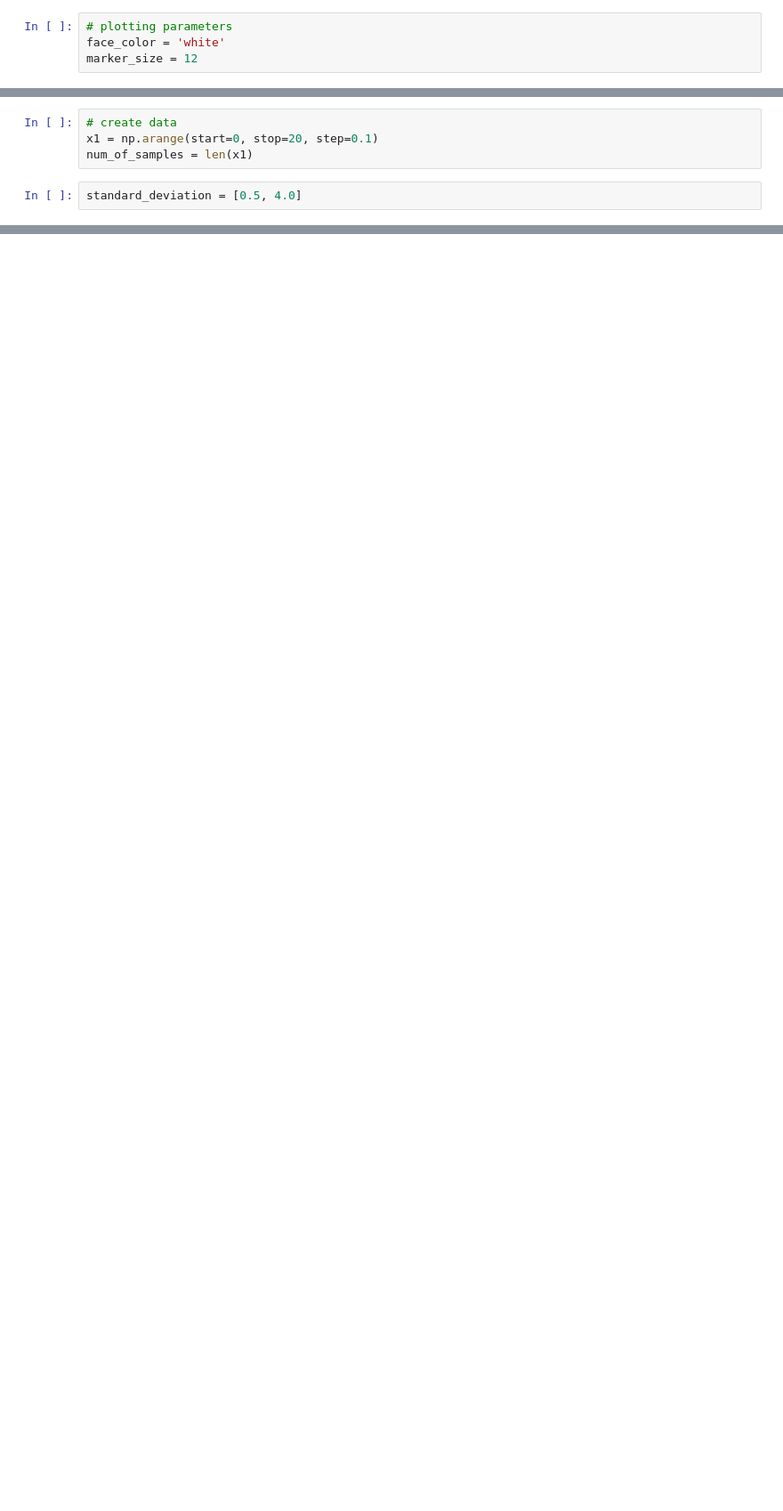
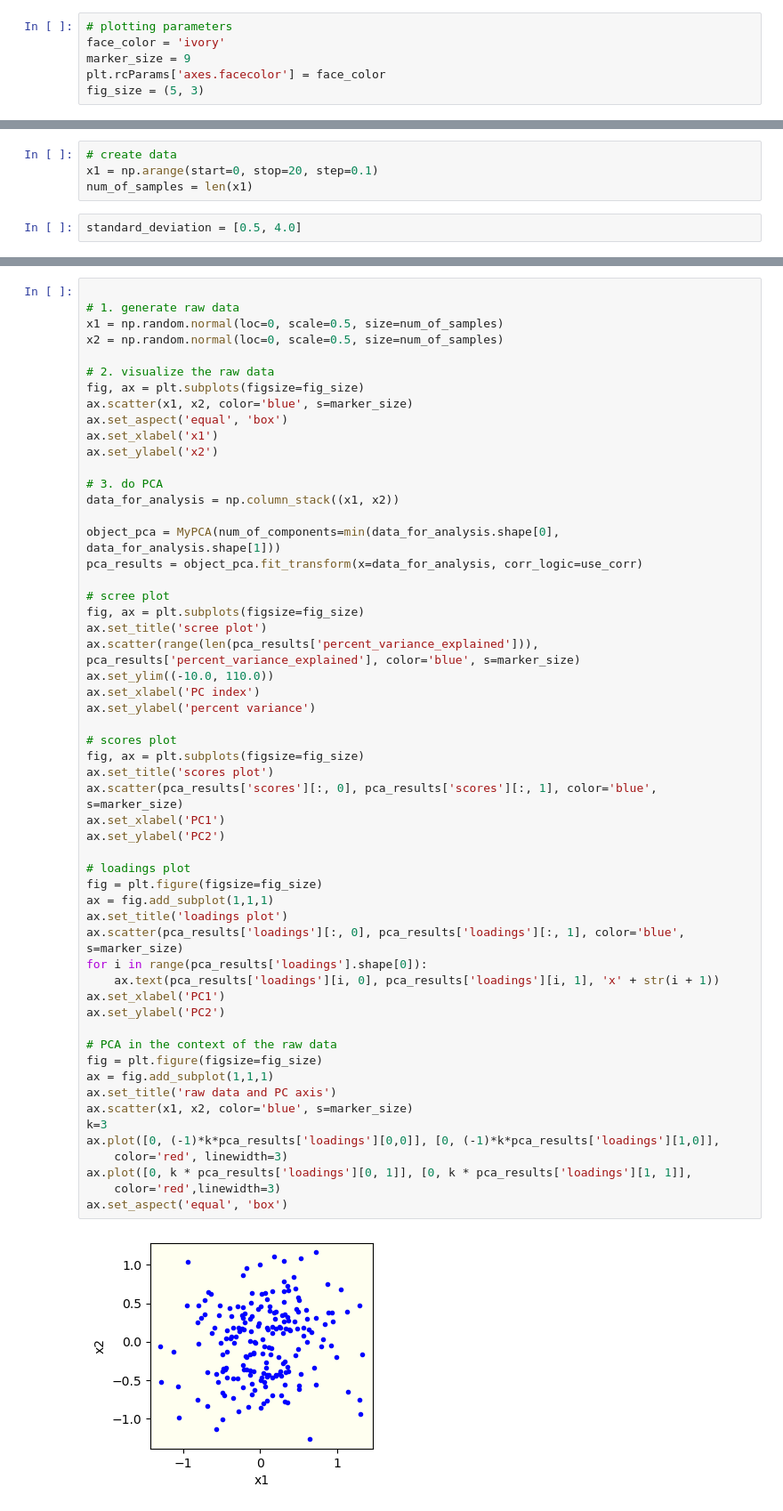
Before and after one commit to duxiuxia-bioinformatics/teach_machine_learning_and_ai, a Jupyter notebook: src/teaching/dimension_reduction/PCA/do_PCA.ipynb, the cells around one changed output, grey strips where cells are left out. Shown: that part at 89% size. Cells and saved outputs as stored; diff of their text form; blank space fills up the shorter version.

```diff
--- a/src/teaching/dimension_reduction/PCA/do_PCA.ipynb
+++ b/src/teaching/dimension_reduction/PCA/do_PCA.ipynb
@@ -29,8 +29,10 @@ if project_root not in sys.path:
 from ML_toolbox.d_PCA import MyPCA
 # %%
 # plotting parameters
-face_color = 'white'
-marker_size = 12
+face_color = 'ivory'
+marker_size = 9
+plt.rcParams['axes.facecolor'] = face_color
+fig_size = (5, 3)
 # %%
 # PCA parameters
 use_corr = False
@@ -122,0 +141,57 @@ NameError: name 'face_color' is not defined
+# %%
+
+# 1. generate raw data
+x1 = np.random.normal(loc=0, scale=0.5, size=num_of_samples)
+x2 = np.random.normal(loc=0, scale=0.5, size=num_of_samples)
+
+# 2. visualize the raw data
+fig, ax = plt.subplots(figsize=fig_size)
+ax.scatter(x1, x2, color='blue', s=marker_size)
+ax.set_aspect('equal', 'box')
+ax.set_xlabel('x1')
+ax.set_ylabel('x2')
+
+# 3. do PCA
+data_for_analysis = np.column_stack((x1, x2))
+
+object_pca = MyPCA(num_of_components=min(data_for_analysis.shape[0], data_for_analysis.shape[1]))
+pca_results = object_pca.fit_transform(x=data_for_analysis, corr_logic=use_corr)
+
+# scree plot
+fig, ax = plt.subplots(figsize=fig_size)
+ax.set_title('scree plot')
+ax.scatter(range(len(pca_results['percent_variance_explained'])), pca_results['percent_variance_explained'], color='blue', s=marker_size)
+ax.set_ylim((-10.0, 110.0))
+ax.set_xlabel('PC index')
+ax.set_ylabel('percent variance')
+
+# scores plot
+fig, ax = plt.subplots(figsize=fig_size)
+ax.set_title('scores plot')
+ax.scatter(pca_results['scores'][:, 0], pca_results['scores'][:, 1], color='blue', s=marker_size)
+ax.set_xlabel('PC1')
+ax.set_ylabel('PC2')
+
+# loadings plot
+fig = plt.figure(figsize=fig_size)
+ax = fig.add_subplot(1,1,1)
+ax.set_title('loadings plot')
+ax.scatter(pca_results['loadings'][:, 0], pca_results['loadings'][:, 1], color='blue', s=marker_size)
+for i in range(pca_results['loadings'].shape[0]):
+    ax.text(pca_results['loadings'][i, 0], pca_results['loadings'][i, 1], 'x' + str(i + 1))
+ax.set_xlabel('PC1')
+ax.set_ylabel('PC2')
+
+# PCA in the context of the raw data
+fig = plt.figure(figsize=fig_size)
+ax = fig.add_subplot(1,1,1)
+ax.set_title('raw data and PC axis')
+ax.scatter(x1, x2, color='blue', s=marker_size)
+k=3
+ax.plot([0, (-1)*k*pca_results['loadings'][0,0]], [0, (-1)*k*pca_results['loadings'][1,0]],
+    color='red', linewidth=3)
+ax.plot([0, k * pca_results['loadings'][0, 1]], [0, k * pca_results['loadings'][1, 1]],
+    color='red',linewidth=3)
+ax.set_aspect('equal', 'box')
+# %% [output]
+[figure, added]
```
Also changed, not shown: parts of 16 cells of this notebook, 1 other file.
